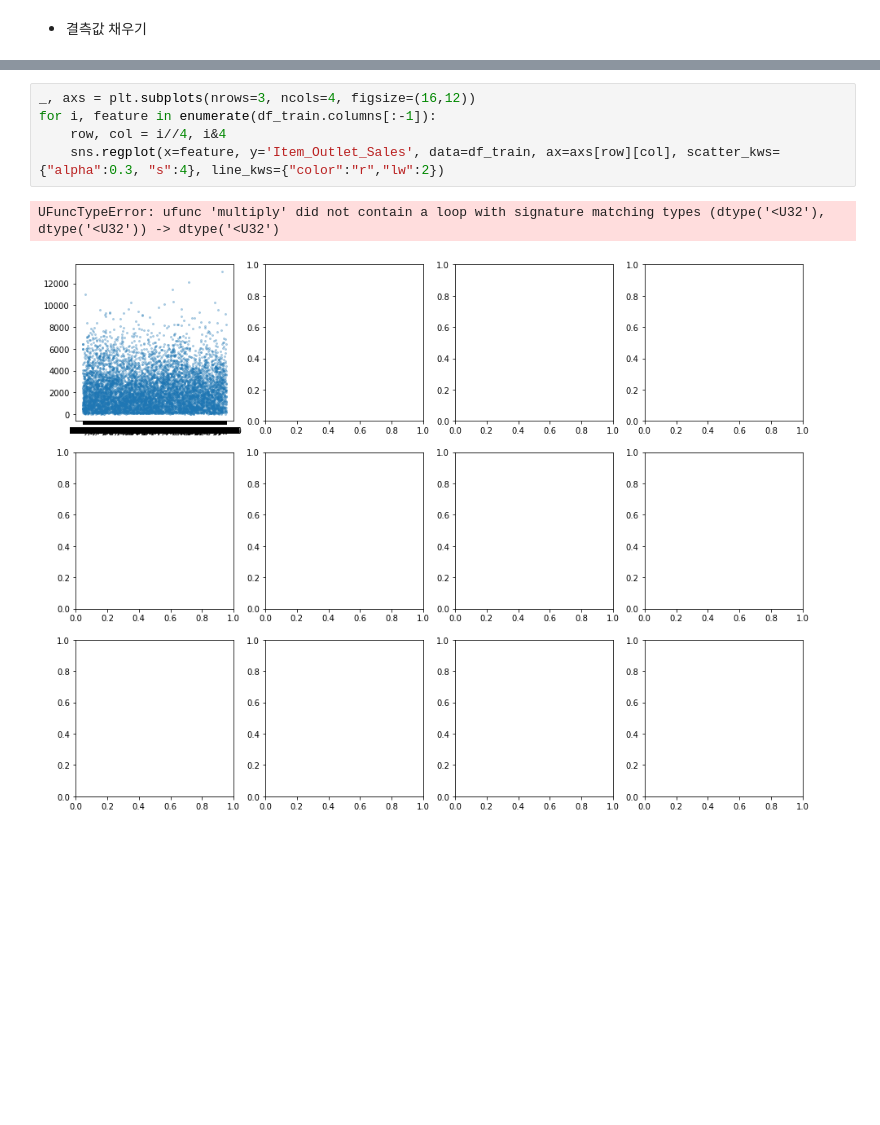
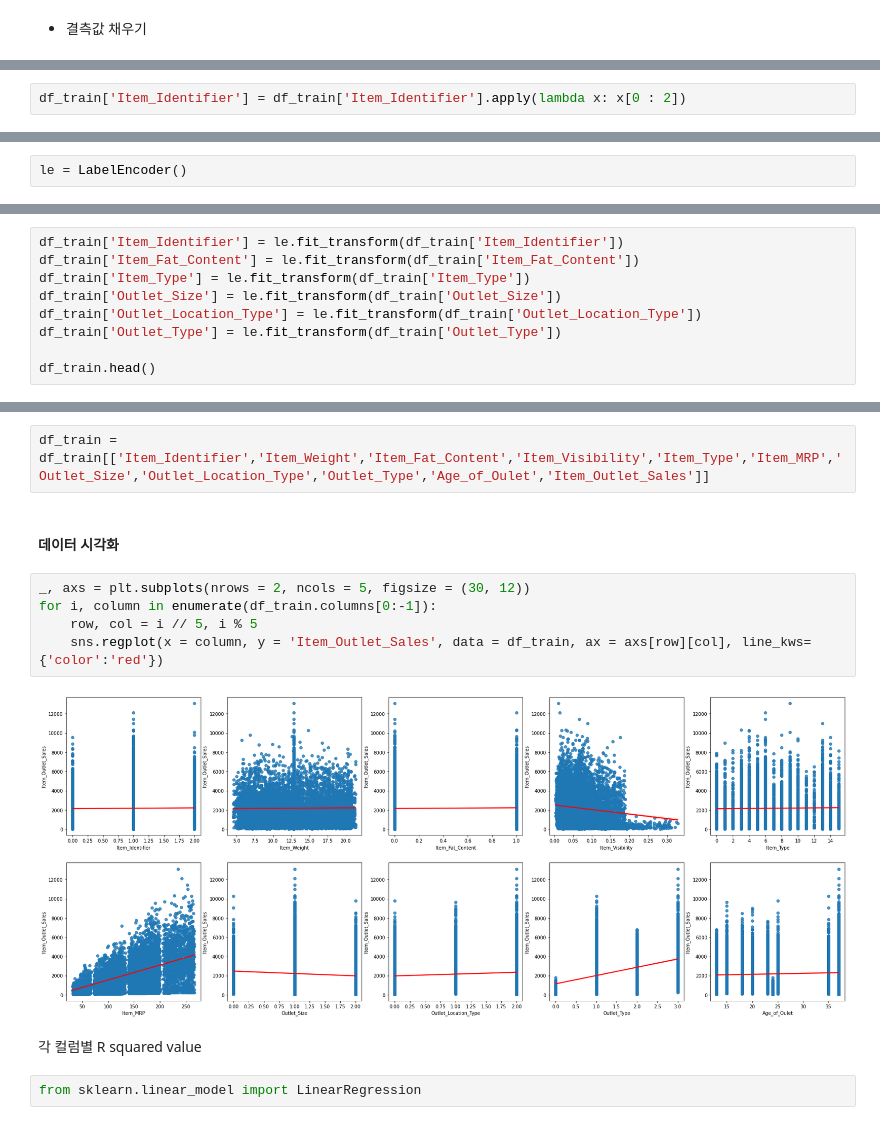
Before and after one commit to DanjyChichi/MachineLearning-2021-12, a Jupyter notebook: 04.회귀/08.과제-Bigmart_Sales_Prediction.ipynb, the cells around one changed output, grey strips where cells are left out. Saved outputs shown, nothing was run; the diff lists cells and outputs as text; blank space fills up the shorter version.

```diff
--- a/04.회귀/08.과제-Bigmart_Sales_Prediction.ipynb
+++ b/04.회귀/08.과제-Bigmart_Sales_Prediction.ipynb
@@ -91,0 +142,2 @@ df_train['Outlet_Size'].isnull().sum(),df_test['Outlet_Size'].isnull().sum(), df
+# %%
+df_train['Item_Identifier'] = df_train['Item_Identifier'].apply(lambda x: x[0 : 2])
@@ -92,3 +155,5 @@ df_train['Outlet_Size'].isnull().sum(),df_test['Outlet_Size'].isnull().sum(), df
+# %%
+le = LabelEncoder()
 # %%
 df_train.head()
 # %% [output]
@@ -107,0 +166,9 @@ plt.show()
+# %%
+df_train['Item_Identifier'] = le.fit_transform(df_train['Item_Identifier'])
+df_train['Item_Fat_Content'] = le.fit_transform(df_train['Item_Fat_Content'])
+df_train['Item_Type'] = le.fit_transform(df_train['Item_Type'])
+df_train['Outlet_Size'] = le.fit_transform(df_train['Outlet_Size'])
+df_train['Outlet_Location_Type'] = le.fit_transform(df_train['Outlet_Location_Type'])
+df_train['Outlet_Type'] = le.fit_transform(df_train['Outlet_Type'])
+
+df_train.head()
@@ -108,8 +200,15 @@ plt.show()
+# %%
+df_train = df_train[['Item_Identifier','Item_Weight','Item_Fat_Content','Item_Visibility','Item_Type','Item_MRP','Outlet_Size','Outlet_Location_Type','Outlet_Type','Age_of_Oulet','Item_Outlet_Sales']]
+# %% [markdown]
+#### 데이터 시각화
 # %%
-_, axs = plt.subplots(nrows=3, ncols=4, figsize=(16,12))
-for i, feature in enumerate(df_train.columns[:-1]):
-    row, col = i//4, i&4
-    sns.regplot(x=feature, y='Item_Outlet_Sales', data=df_train, ax=axs[row][col], scatter_kws={"alpha":0.3, "s":4}, line_kws={"color":"r","lw":2})
+_, axs = plt.subplots(nrows = 2, ncols = 5, figsize = (30, 12))
+for i, column in enumerate(df_train.columns[0:-1]):
+    row, col = i // 5, i % 5
+    sns.regplot(x = column, y = 'Item_Outlet_Sales', data = df_train, ax = axs[row][col], line_kws={'color':'red'})
 # %% [output]
-UFuncTypeError: ufunc 'multiply' did not contain a loop with signature matching types (dtype('<U32'), dtype('<U32')) -> dtype('<U32')
-[figure, old version]
+[figure, new version]
+# %% [markdown]
+각 컬럼별 R squared value
+# %%
+from sklearn.linear_model import LinearRegression
```
Also changed, not shown: parts of 62 cells of this notebook, 1 other file.
